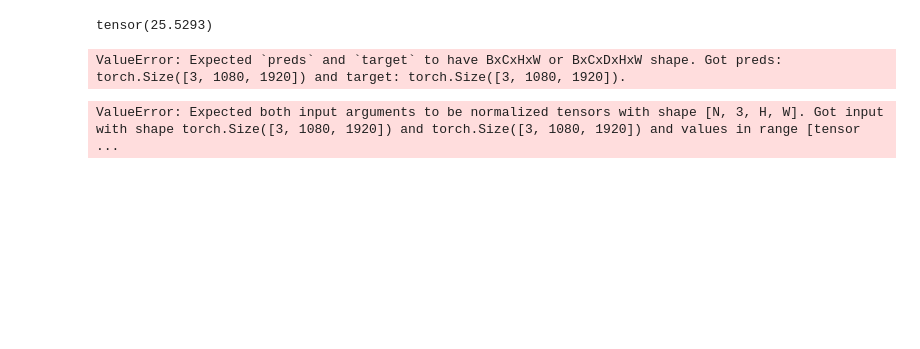
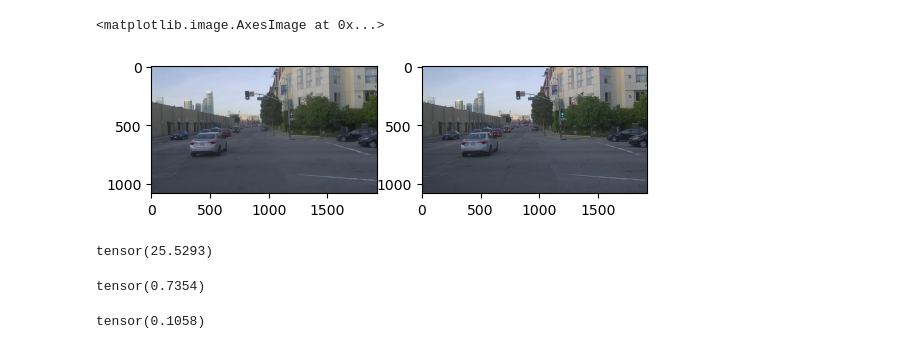
Before and after one commit to gasparyanartur/imaginedriving, a Jupyter notebook: notebooks/test-benchmarking.ipynb, the cells around one changed output. Cells and saved outputs as stored; diff of their text form; code cells hidden in the pictures; blank space fills up the shorter version.

```diff
--- a/notebooks/test-benchmarking.ipynb
+++ b/notebooks/test-benchmarking.ipynb
@@ -10,5 +11,11 @@ import torchvision.transforms as transforms
 # %%
 render_image_path = "/home/s0001899/Dev/nerf-thesis/renderer.jpg"
 gt_img_path = "/home/s0001899/Dev/nerf-thesis/gt.jpg"
-render_img = cv2.imread(render_image_path)
-gt_img = cv2.imread(gt_img_path)
+
+render_img = tv.io.read_image(render_image_path) / 255.0
+gt_img = tv.io.read_image(gt_img_path) / 255.0
+
+render_img = render_img[None, ...]
+gt_img = gt_img[None, ...]
+
+render_img.max()
@@ -42 +24,8 @@ gt_tensor = tf(gt_img)
+# %%
+_, (ax1, ax2) = plt.subplots(1, 2)
+ax1.imshow(render_img[0].permute(1, 2, 0))
+ax2.imshow(gt_img[0].permute(1, 2, 0))
+# %% [output]
+<matplotlib.image.AxesImage at 0x...>
+[figure, added]
 # %%
@@ -47,15 +36,15 @@ psnr_value
 tensor(25.5293)
 # %%
 ssim = StructuralSimilarityIndexMeasure(data_range=1.0)
-ssim_value = ssim(render_tensor, gt_tensor)
+ssim_value = ssim(render_img, gt_img)
 # needs BxCxHxW or BxCxDxHxW shape
 ssim_value
 # %% [output]
-ValueError: Expected `preds` and `target` to have BxCxHxW or BxCxDxHxW shape. Got preds: torch.Size([3, 1080, 1920]) and target: torch.Size([3, 1080, 1920]).
+tensor(0.7354)
 # %%
 lpips = LearnedPerceptualImagePatchSimilarity(net_type='squeeze')
 # shape [N, 3, H, W]
-lpips_value = lpips(render_tensor, gt_tensor)
+lpips_value = lpips(render_img, gt_img)
 lpips_value
 # %% [output]
-ValueError: Expected both input arguments to be normalized tensors with shape [N, 3, H, W]. Got input with shape torch.Size([3, 1080, 1920]) and torch.Size([3, 1080, 1920]) and values in range [tensor ...
+tensor(0.1058)
```
Also changed, not shown: parts of 5 cells of this notebook.
